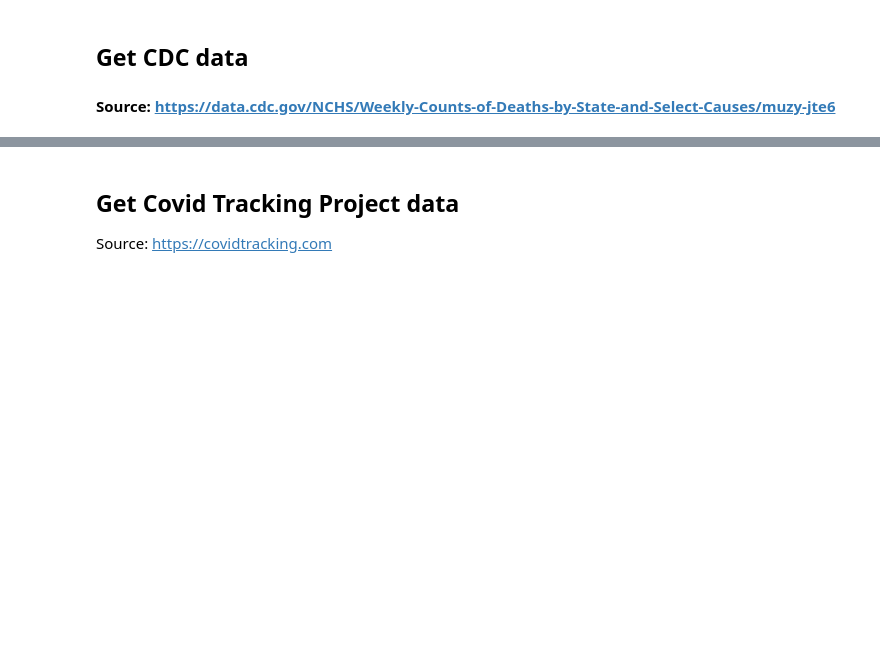
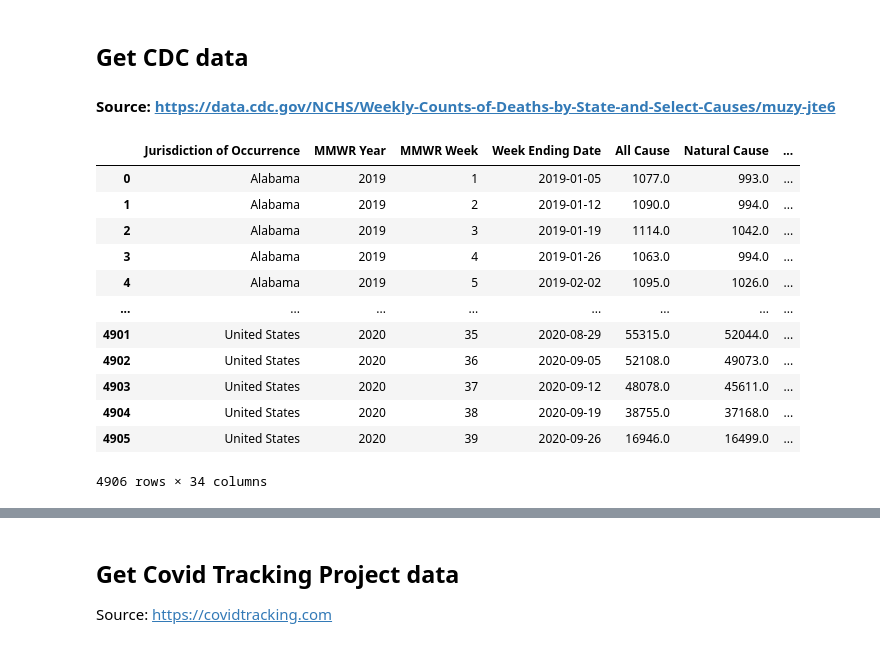
Before and after one commit to colbyhoke/project_2, a Jupyter notebook: scrape.ipynb, the cells around one changed output, grey strips where cells are left out. Cells and saved outputs as stored; diff of their text form; code cells hidden in the pictures; blank space fills up the shorter version.

```diff
--- a/scrape.ipynb
+++ b/scrape.ipynb
@@ -69,3 +79,19 @@ cdc_df = pd.DataFrame.from_dict(cdc_json)
+# %%
+cdc_df
+# %% [output]
+|  | Jurisdiction of Occurrence | MMWR Year | MMWR Week | Week Ending Date | All Cause | Natural Cause | ... |
+| 0 | Alabama | 2019 | 1 | 2019-01-05 | 1077.0 | 993.0 | ... |
+| 1 | Alabama | 2019 | 2 | 2019-01-12 | 1090.0 | 994.0 | ... |
+| 2 | Alabama | 2019 | 3 | 2019-01-19 | 1114.0 | 1042.0 | ... |
+| 3 | Alabama | 2019 | 4 | 2019-01-26 | 1063.0 | 994.0 | ... |
+| 4 | Alabama | 2019 | 5 | 2019-02-02 | 1095.0 | 1026.0 | ... |
+| ... | ... | ... | ... | ... | ... | ... | ... |
+| 4901 | United States | 2020 | 35 | 2020-08-29 | 55315.0 | 52044.0 | ... |
+| 4902 | United States | 2020 | 36 | 2020-09-05 | 52108.0 | 49073.0 | ... |
+| 4903 | United States | 2020 | 37 | 2020-09-12 | 48078.0 | 45611.0 | ... |
+| 4904 | United States | 2020 | 38 | 2020-09-19 | 38755.0 | 37168.0 | ... |
+| 4905 | United States | 2020 | 39 | 2020-09-26 | 16946.0 | 16499.0 | ... |
+4906 rows × 34 columns
 # %%
 # Drop columns we don't need
 cdc_df.drop(list(cdc_df)[19:34], axis=1,inplace=True)
```
Also changed, not shown: parts of 12 cells of this notebook, 3 other files.
